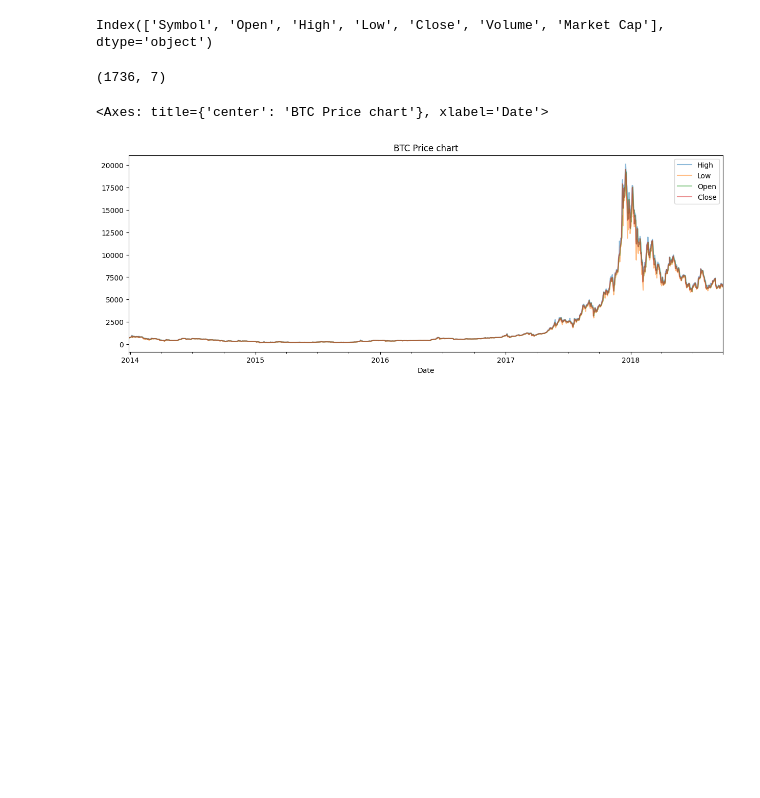
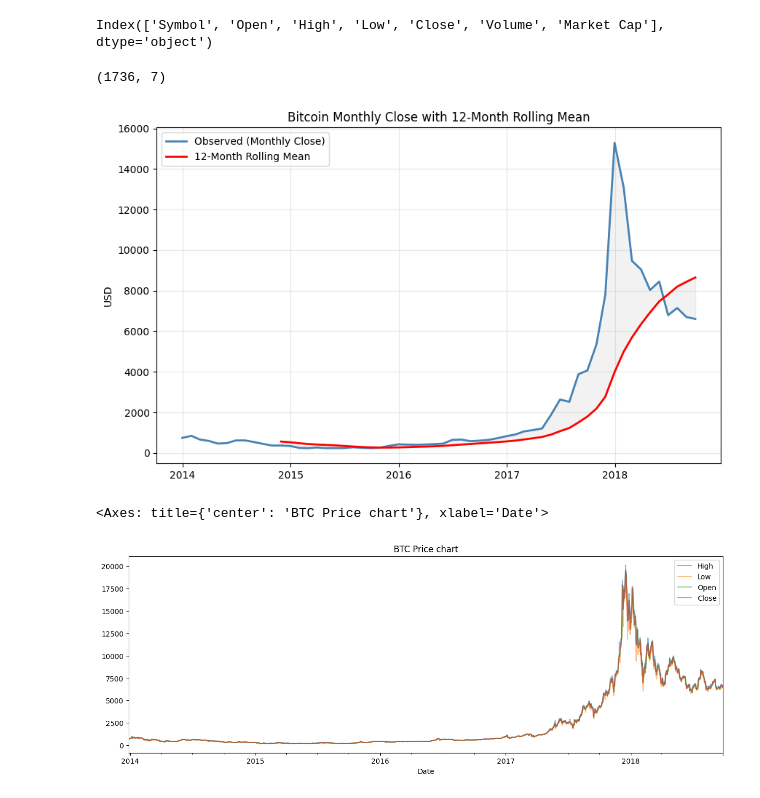
Before and after one commit to DataDrivenAkanksha/Cryptocurrency_price_forecasting, a Jupyter notebook: Cryptocurrency_price_forecasting.ipynb, the cells around one changed output. Drawn from its saved outputs; the diff is of its cells as text; code cells hidden in the pictures; blank space fills up the shorter version.

```diff
--- a/Cryptocurrency_price_forecasting.ipynb
+++ b/Cryptocurrency_price_forecasting.ipynb
@@ -239,6 +239,27 @@ Index(['Symbol', 'Open', 'High', 'Low', 'Close', 'Volume', 'Market Cap'], dtype=
 btc_df.shape
 # %% [output]
 (1736, 7)
+# %%
+import matplotlib.pyplot as plt
+
+# Compute rolling mean (for example, a 12-month moving average)
+btc_month['rolling_mean_12'] = btc_month['Close'].rolling(window=12).mean()
+
+# Plot original data and rolling mean
+plt.figure(figsize=(10,6))
+plt.plot(btc_month['Close'], label='Observed (Monthly Close)', color='steelblue', linewidth=2)
+plt.plot(btc_month['rolling_mean_12'], label='12-Month Rolling Mean', color='red', linewidth=2)
+plt.fill_between(btc_month.index,
+                 btc_month['rolling_mean_12'],
+                 btc_month['Close'],
+                 color='gray', alpha=0.1)
+plt.title('Bitcoin Monthly Close with 12-Month Rolling Mean')
+plt.ylabel('USD')
+plt.legend()
+plt.grid(alpha=0.3)
+plt.show()
+# %% [output]
+[figure, added]
 # %%
 btc_df[['High','Low','Open','Close']].plot(figsize=(15,5),alpha=0.5,title='BTC Price chart')
 
```
Also changed, not shown: parts of 10 cells of this notebook.
